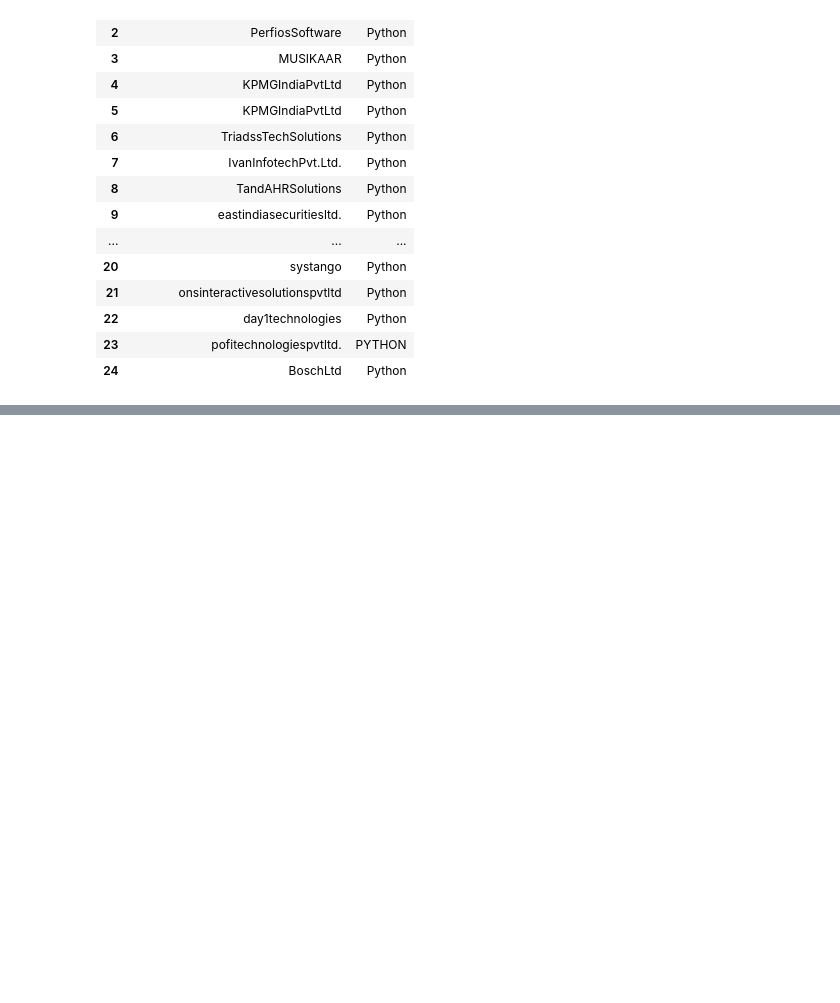
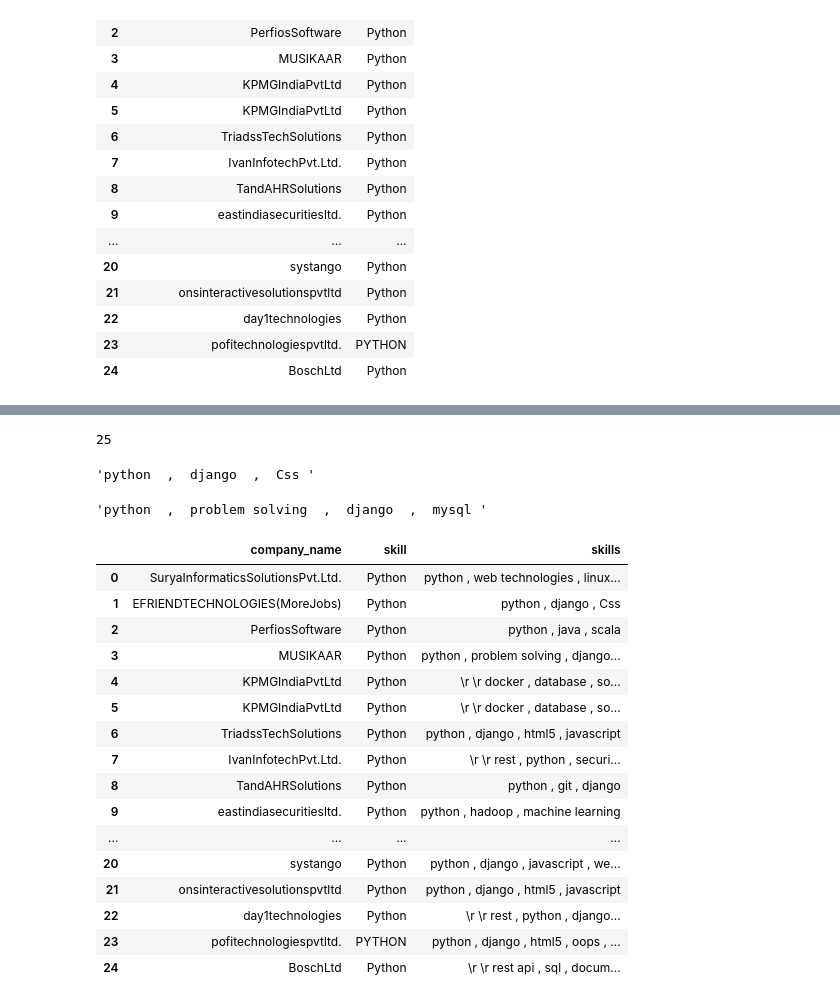
Before and after one commit to Harish-aditya/Learnings, a Jupyter notebook: WebScrapping.ipynb, the cells around one changed output, grey strips where cells are left out. Saved outputs shown, nothing was run; the diff lists cells and outputs as text; code cells hidden in the pictures; blank space fills up the shorter version.

```diff
--- a/WebScrapping.ipynb
+++ b/WebScrapping.ipynb
@@ -257,0 +277,12 @@ df
+# %%
+len(skills)
+# %% [output]
+25
+# %%
+skills[1]
+# %% [output]
+'python  ,  django  ,  Css '
+# %%
+skills[3]
+# %% [output]
+'python  ,  problem solving  ,  django  ,  mysql '
@@ -257,0 +291,20 @@ df
+# %%
+df
+# %% [output]
+|  | company_name | skill | skills |
+| 0 | SuryaInformaticsSolutionsPvt.Ltd. | Python | python , web technologies , linux... |
+| 1 | EFRIENDTECHNOLOGIES(MoreJobs) | Python | python , django , Css |
+| 2 | PerfiosSoftware | Python | python , java , scala |
+| 3 | MUSIKAAR | Python | python , problem solving , django... |
+| 4 | KPMGIndiaPvtLtd | Python | \r \r docker , database , so... |
+| 5 | KPMGIndiaPvtLtd | Python | \r \r docker , database , so... |
+| 6 | TriadssTechSolutions | Python | python , django , html5 , javascript |
+| 7 | IvanInfotechPvt.Ltd. | Python | \r \r rest , python , securi... |
+| 8 | TandAHRSolutions | Python | python , git , django |
+| 9 | eastindiasecuritiesltd. | Python | python , hadoop , machine learning |
+| ... | ... | ... | ... |
+| 20 | systango | Python | python , django , javascript , we... |
+| 21 | onsinteractivesolutionspvtltd | Python | python , django , html5 , javascript |
+| 22 | day1technologies | Python | \r \r rest , python , django... |
+| 23 | pofitechnologiespvtltd. | PYTHON | python , django , html5 , oops , ... |
+| 24 | BoschLtd | Python | \r \r rest api , sql , docum... |
```
Also changed, not shown: parts of 5 cells of this notebook.
